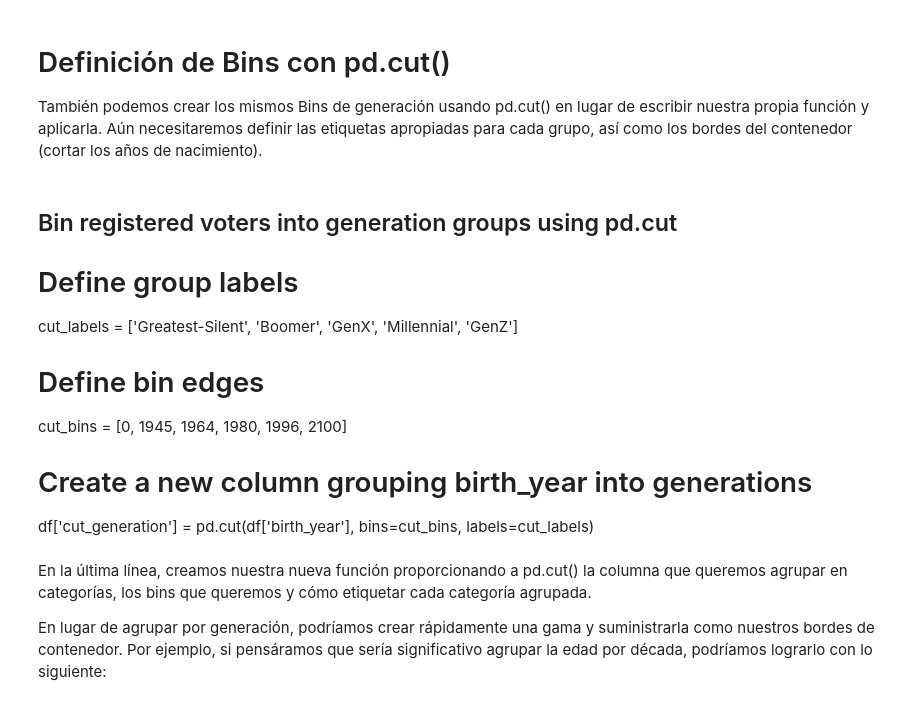
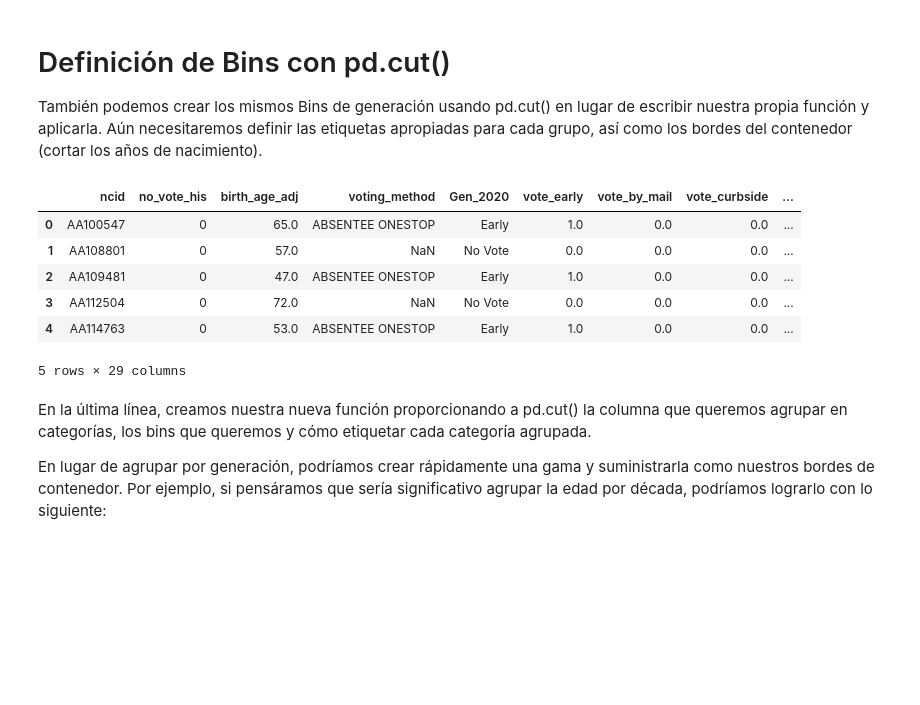
Before and after one commit to Nana8310/Curso_Pandas, a Jupyter notebook: Notebook/Prácticas/Práctica-41_Varios/Clase_73/artículos_Binning.ipynb, the cells around one changed output. Saved outputs shown, nothing was run; the diff lists cells and outputs as text; code cells hidden in the pictures; blank space fills up the shorter version.

```diff
--- a/Notebook/Prácticas/Práctica-41_Varios/Clase_73/artículos_Binning.ipynb
+++ b/Notebook/Prácticas/Práctica-41_Varios/Clase_73/artículos_Binning.ipynb
@@ -81,17 +125,27 @@ Ahora nuestros votantes registrados están divididos en cinco categorías discre
 # Definición de Bins con pd.cut()
 
 También podemos crear los mismos Bins de generación usando pd.cut() en lugar de escribir nuestra propia función y aplicarla. Aún necesitaremos definir las etiquetas apropiadas para cada grupo, así como los bordes del contenedor (cortar los años de nacimiento).
-# %% [markdown]
-## Bin registered voters into generation groups using pd.cut
-
-# Define group labels
-cut_labels = ['Greatest-Silent', 'Boomer', 'GenX', 'Millennial', 'GenZ']
-
-# Define bin edges
-cut_bins = [0, 1945, 1964, 1980, 1996, 2100]
-
-# Create a new column grouping birth_year into generations
-df['cut_generation'] = pd.cut(df['birth_year'], bins=cut_bins, labels=cut_labels)
+# %%
+## Bin registered voters into generation groups using pd.cut
+
+# Define group labels
+cut_labels = ['Greatest-Silent', 'Boomer', 'GenX', 'Millennial', 'GenZ']
+
+# Define bin edges
+cut_bins = [0, 1945, 1964, 1980, 1996, 2100]
+
+# Create a new column grouping birth_year into generations
+df['cut_generation'] = pd.cut(df['birth_year'], bins=cut_bins, labels=cut_labels)
+
+df.head()
+# %% [output]
+|  | ncid | no_vote_his | birth_age_adj | voting_method | Gen_2020 | vote_early | vote_by_mail | vote_curbside | ... |
+| 0 | AA100547 | 0 | 65.0 | ABSENTEE ONESTOP | Early | 1.0 | 0.0 | 0.0 | ... |
+| 1 | AA108801 | 0 | 57.0 | NaN | No Vote | 0.0 | 0.0 | 0.0 | ... |
+| 2 | AA109481 | 0 | 47.0 | ABSENTEE ONESTOP | Early | 1.0 | 0.0 | 0.0 | ... |
+| 3 | AA112504 | 0 | 72.0 | NaN | No Vote | 0.0 | 0.0 | 0.0 | ... |
+| 4 | AA114763 | 0 | 53.0 | ABSENTEE ONESTOP | Early | 1.0 | 0.0 | 0.0 | ... |
+5 rows × 29 columns
 # %% [markdown]
 En la última línea, creamos nuestra nueva función proporcionando a pd.cut() la columna que queremos agrupar en categorías, los bins que queremos y cómo etiquetar cada categoría agrupada.
 
```
Also changed, not shown: parts of 23 cells of this notebook, 3 other files.
